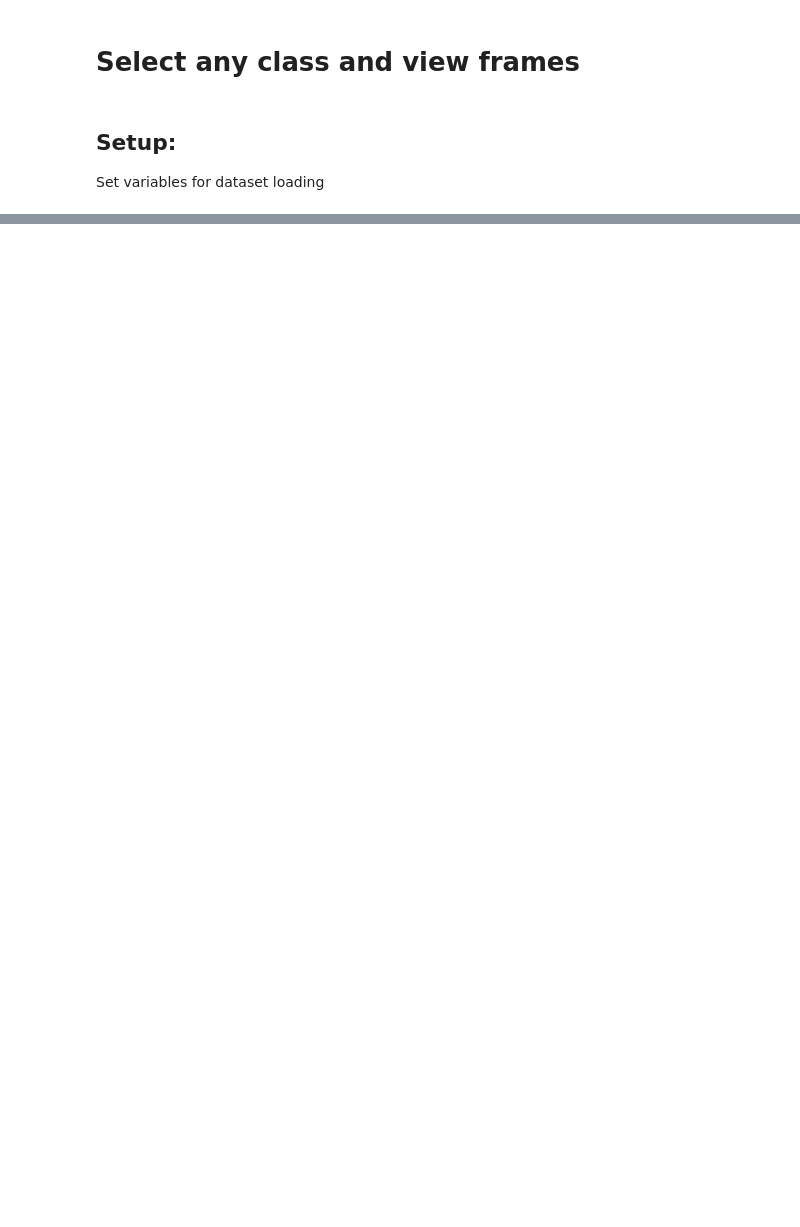
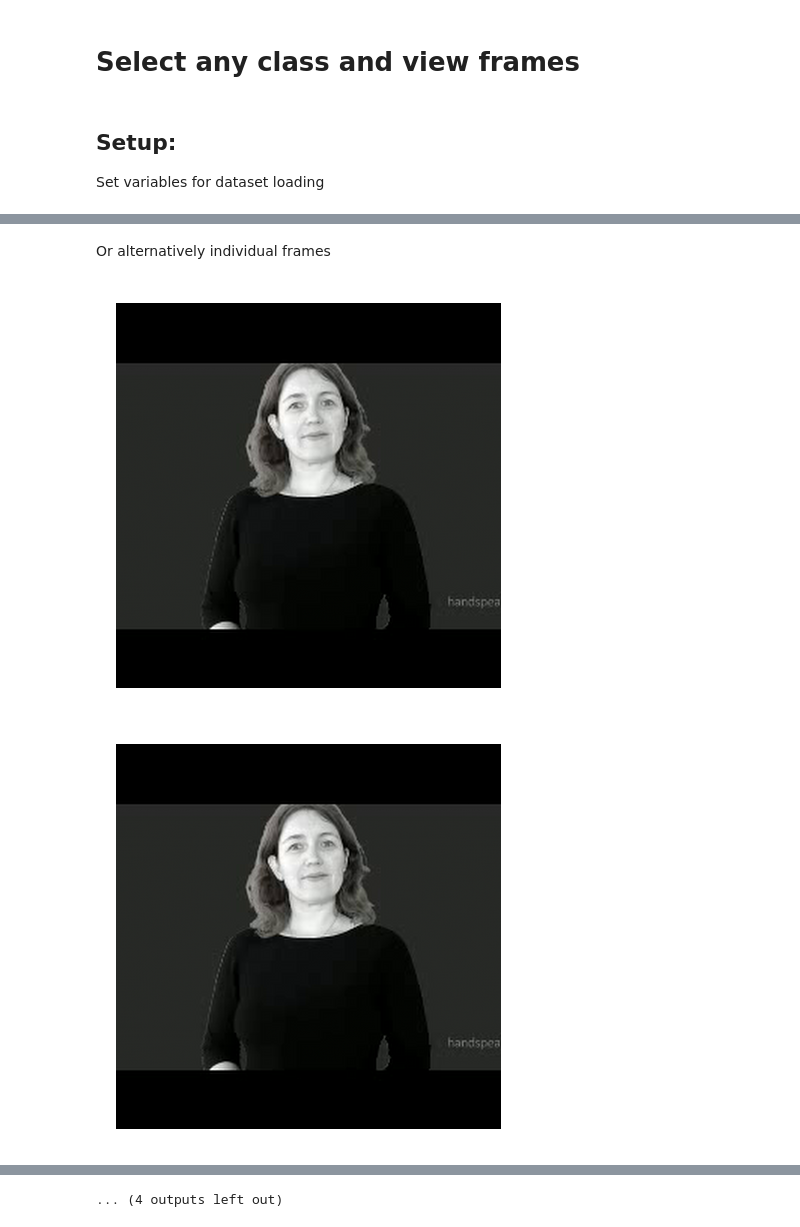
Before and after one commit to 0p3nTheSauce/SLR, a Jupyter notebook: src/results/dataset_analysis/class_viewer.ipynb, the cells around one changed output, grey strips where cells are left out. Cells and saved outputs as stored; diff of their text form; code cells hidden in the pictures; blank space fills up the shorter version.

```diff
--- a/src/results/dataset_analysis/class_viewer.ipynb
+++ b/src/results/dataset_analysis/class_viewer.ipynb
@@ -50,0 +51,7 @@ Class 36 is dog
+# %% [markdown]
+Or alternatively individual frames
+# %%
+plt_display(frames, num=target_length, size=(2.5, 2.5), dpi=200, interpolation='lanczos', output_dir='./outputs/drink2/', file_suffix='.pdf')
+# %% [output]
+[figure, added]
+[figure, added]
@@ -50,0 +68 @@ Class 36 is dog
+... (4 outputs left out)
```
Also changed, not shown: parts of 5 cells of this notebook, 22 other files.
